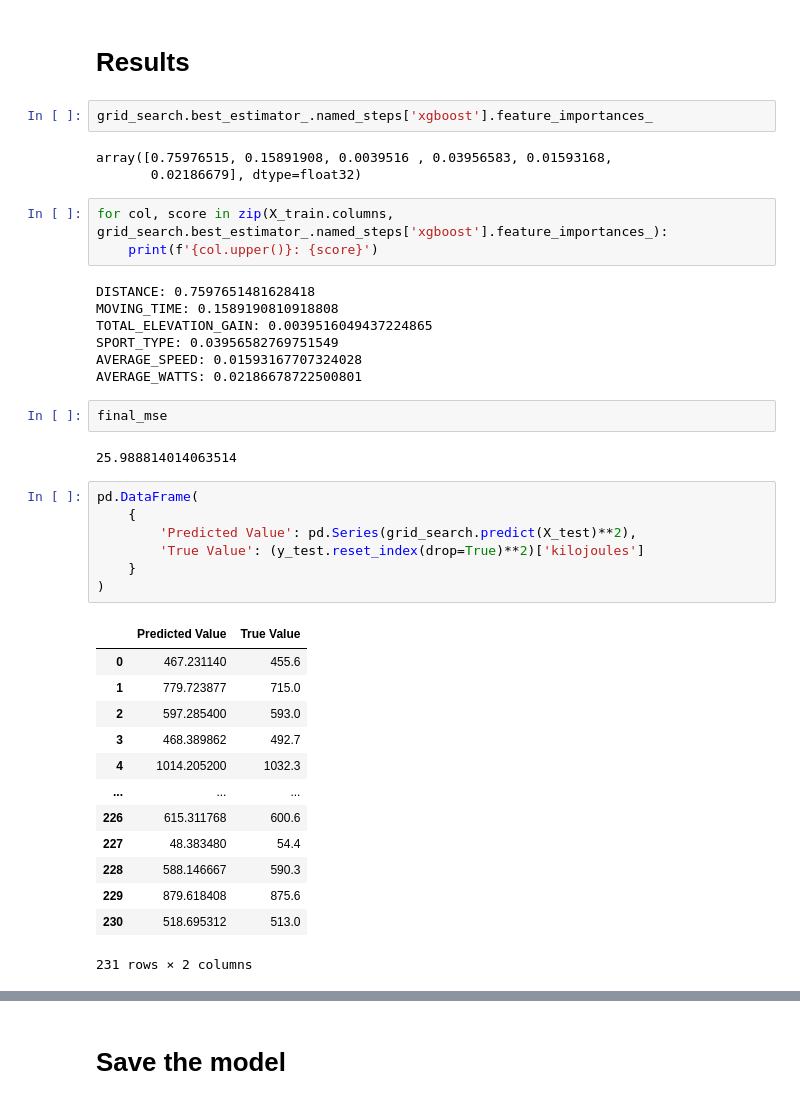
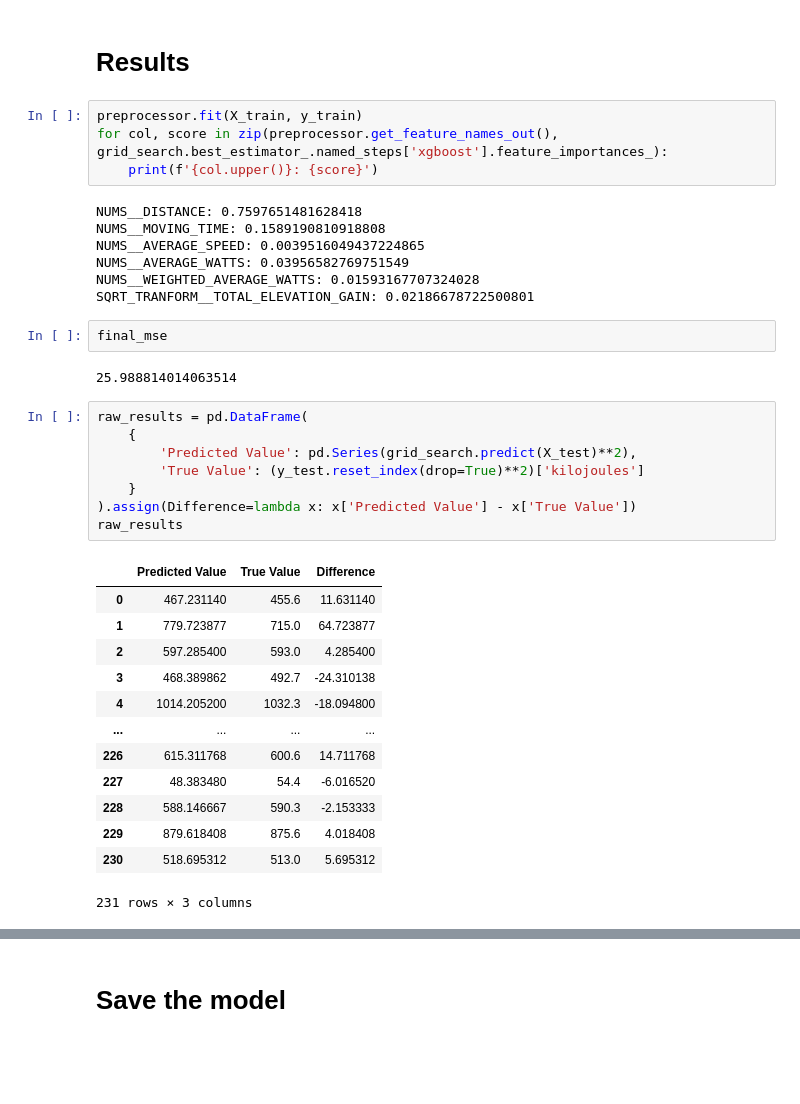
Before and after one commit to jairus-m/ML_Projects, a Jupyter notebook: cycling-energy-regression.ipynb, the cells around one changed output, grey strips where cells are left out. Drawn from its saved outputs; the diff is of its cells as text; blank space fills up the shorter version.

```diff
--- a/cycling-energy-regression.ipynb
+++ b/cycling-energy-regression.ipynb
@@ -572,43 +572,40 @@ final_mse
 25.988814014063514
 # %% [markdown]
 # Results
-# %%
-grid_search.best_estimator_.named_steps['xgboost'].feature_importances_
-# %% [output]
-array([0.75976515, 0.15891908, 0.0039516 , 0.03956583, 0.01593168,
-       0.02186679], dtype=float32)
 # %%
-for col, score in zip(X_train.columns, grid_search.best_estimator_.named_steps['xgboost'].feature_importances_):
+preprocessor.fit(X_train, y_train)
+for col, score in zip(preprocessor.get_feature_names_out(), grid_search.best_estimator_.named_steps['xgboost'].feature_importances_):
     print(f'{col.upper()}: {score}')
 # %% [output]
-DISTANCE: 0.7597651481628418
-MOVING_TIME: 0.1589190810918808
-TOTAL_ELEVATION_GAIN: 0.0039516049437224865
-SPORT_TYPE: 0.03956582769751549
-AVERAGE_SPEED: 0.01593167707324028
-AVERAGE_WATTS: 0.02186678722500801
+NUMS__DISTANCE: 0.7597651481628418
+NUMS__MOVING_TIME: 0.1589190810918808
+NUMS__AVERAGE_SPEED: 0.0039516049437224865
+NUMS__AVERAGE_WATTS: 0.03956582769751549
+NUMS__WEIGHTED_AVERAGE_WATTS: 0.01593167707324028
+SQRT_TRANFORM__TOTAL_ELEVATION_GAIN: 0.02186678722500801
 # %%
 final_mse
 # %% [output]
 25.988814014063514
 # %%
-pd.DataFrame(
+raw_results = pd.DataFrame(
     {
         'Predicted Value': pd.Series(grid_search.predict(X_test)**2),
         'True Value': (y_test.reset_index(drop=True)**2)['kilojoules']
     }
-)
+).assign(Difference=lambda x: x['Predicted Value'] - x['True Value'])
+raw_results
 # %% [output]
-|  | Predicted Value | True Value |
-| 0 | 467.231140 | 455.6 |
-| 1 | 779.723877 | 715.0 |
-| 2 | 597.285400 | 593.0 |
-| 3 | 468.389862 | 492.7 |
-| 4 | 1014.205200 | 1032.3 |
-| ... | ... | ... |
-| 226 | 615.311768 | 600.6 |
-| 227 | 48.383480 | 54.4 |
-| 228 | 588.146667 | 590.3 |
-| 229 | 879.618408 | 875.6 |
-| 230 | 518.695312 | 513.0 |
+|  | Predicted Value | True Value | Difference |
+| 0 | 467.231140 | 455.6 | 11.631140 |
+| 1 | 779.723877 | 715.0 | 64.723877 |
+| 2 | 597.285400 | 593.0 | 4.285400 |
+| 3 | 468.389862 | 492.7 | -24.310138 |
+| 4 | 1014.205200 | 1032.3 | -18.094800 |
+| ... | ... | ... | ... |
+| 226 | 615.311768 | 600.6 | 14.711768 |
+| 227 | 48.383480 | 54.4 | -6.016520 |
+| 228 | 588.146667 | 590.3 | -2.153333 |
+| 229 | 879.618408 | 875.6 | 4.018408 |
+| 230 | 518.695312 | 513.0 | 5.695312 |
-231 rows × 2 columns
+231 rows × 3 columns
```
Also changed, not shown: parts of 3 cells of this notebook.
